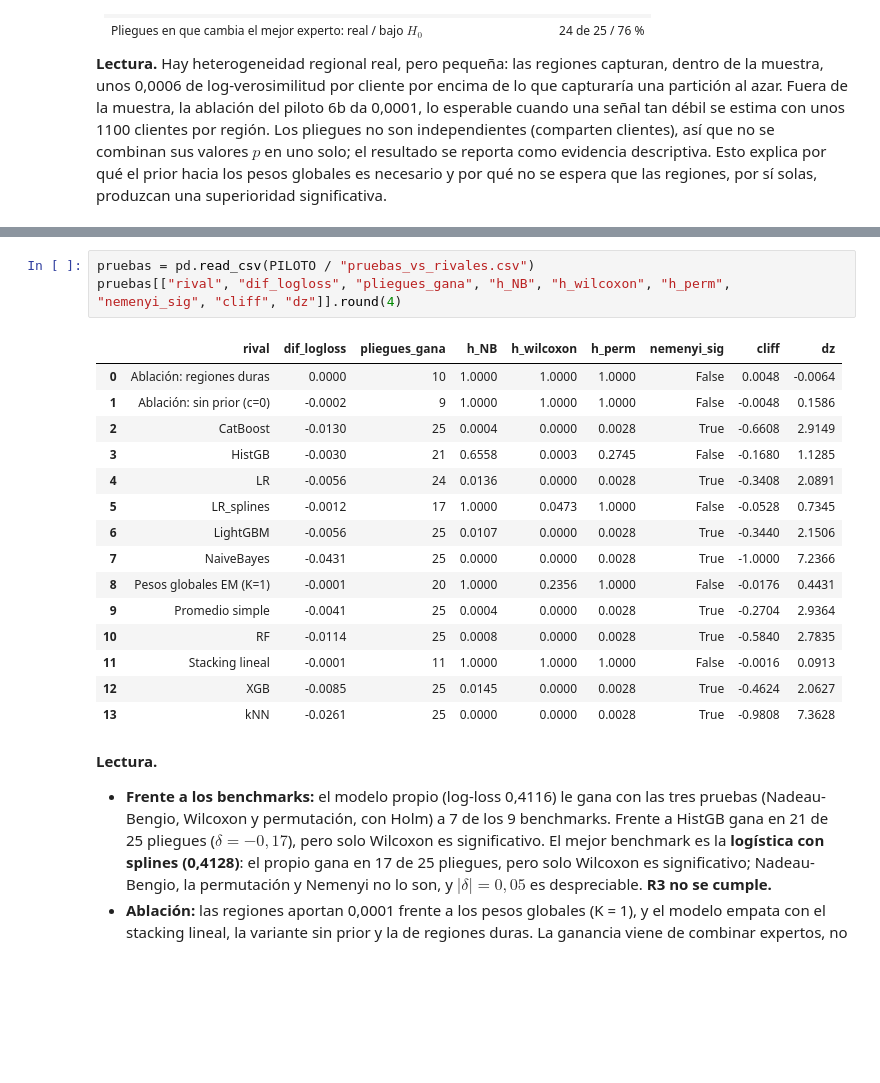
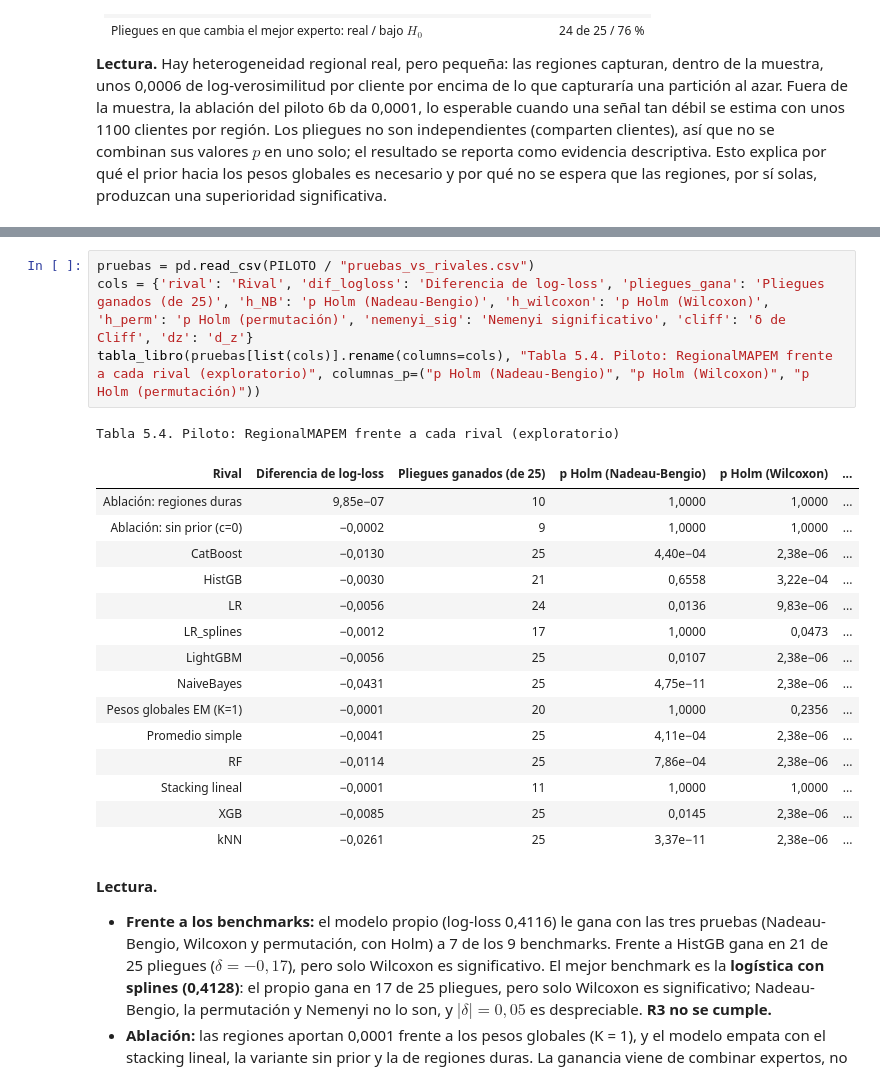
Before and after one commit to Nataly-Cardenas/Telco_Churn_JBook, a Jupyter notebook: MODELO_PROPIO.ipynb, the cells around one changed output, grey strips where cells are left out. Drawn from its saved outputs; the diff is of its cells as text; blank space fills up the shorter version.

```diff
--- a/MODELO_PROPIO.ipynb
+++ b/MODELO_PROPIO.ipynb
@@ -400,22 +424,24 @@ resumen.round(4)
 # %%
 pruebas = pd.read_csv(PILOTO / "pruebas_vs_rivales.csv")
-pruebas[["rival", "dif_logloss", "pliegues_gana", "h_NB", "h_wilcoxon", "h_perm", "nemenyi_sig", "cliff", "dz"]].round(4)
+cols = {'rival': 'Rival', 'dif_logloss': 'Diferencia de log-loss', 'pliegues_gana': 'Pliegues ganados (de 25)', 'h_NB': 'p Holm (Nadeau-Bengio)', 'h_wilcoxon': 'p Holm (Wilcoxon)', 'h_perm': 'p Holm (permutación)', 'nemenyi_sig': 'Nemenyi significativo', 'cliff': 'δ de Cliff', 'dz': 'd_z'}
+tabla_libro(pruebas[list(cols)].rename(columns=cols), "Tabla 5.4. Piloto: RegionalMAPEM frente a cada rival (exploratorio)", columnas_p=("p Holm (Nadeau-Bengio)", "p Holm (Wilcoxon)", "p Holm (permutación)"))
 # %% [output]
+Tabla 5.4. Piloto: RegionalMAPEM frente a cada rival (exploratorio)
-|  | rival | dif_logloss | pliegues_gana | h_NB | h_wilcoxon | h_perm | nemenyi_sig | cliff | dz |
-| 0 | Ablación: regiones duras | 0.0000 | 10 | 1.0000 | 1.0000 | 1.0000 | False | 0.0048 | -0.0064 |
-| 1 | Ablación: sin prior (c=0) | -0.0002 | 9 | 1.0000 | 1.0000 | 1.0000 | False | -0.0048 | 0.1586 |
-| 2 | CatBoost | -0.0130 | 25 | 0.0004 | 0.0000 | 0.0028 | True | -0.6608 | 2.9149 |
-| 3 | HistGB | -0.0030 | 21 | 0.6558 | 0.0003 | 0.2745 | False | -0.1680 | 1.1285 |
-| 4 | LR | -0.0056 | 24 | 0.0136 | 0.0000 | 0.0028 | True | -0.3408 | 2.0891 |
-| 5 | LR_splines | -0.0012 | 17 | 1.0000 | 0.0473 | 1.0000 | False | -0.0528 | 0.7345 |
-| 6 | LightGBM | -0.0056 | 25 | 0.0107 | 0.0000 | 0.0028 | True | -0.3440 | 2.1506 |
-| 7 | NaiveBayes | -0.0431 | 25 | 0.0000 | 0.0000 | 0.0028 | True | -1.0000 | 7.2366 |
-| 8 | Pesos globales EM (K=1) | -0.0001 | 20 | 1.0000 | 0.2356 | 1.0000 | False | -0.0176 | 0.4431 |
-| 9 | Promedio simple | -0.0041 | 25 | 0.0004 | 0.0000 | 0.0028 | True | -0.2704 | 2.9364 |
-| 10 | RF | -0.0114 | 25 | 0.0008 | 0.0000 | 0.0028 | True | -0.5840 | 2.7835 |
-| 11 | Stacking lineal | -0.0001 | 11 | 1.0000 | 1.0000 | 1.0000 | False | -0.0016 | 0.0913 |
-| 12 | XGB | -0.0085 | 25 | 0.0145 | 0.0000 | 0.0028 | True | -0.4624 | 2.0627 |
-| 13 | kNN | -0.0261 | 25 | 0.0000 | 0.0000 | 0.0028 | True | -0.9808 | 7.3628 |
+| Rival | Diferencia de log-loss | Pliegues ganados (de 25) | p Holm (Nadeau-Bengio) | p Holm (Wilcoxon) | ... |
+| Ablación: regiones duras | 9,85e−07 | 10 | 1,0000 | 1,0000 | ... |
+| Ablación: sin prior (c=0) | −0,0002 | 9 | 1,0000 | 1,0000 | ... |
+| CatBoost | −0,0130 | 25 | 4,40e−04 | 2,38e−06 | ... |
+| HistGB | −0,0030 | 21 | 0,6558 | 3,22e−04 | ... |
+| LR | −0,0056 | 24 | 0,0136 | 9,83e−06 | ... |
+| LR_splines | −0,0012 | 17 | 1,0000 | 0,0473 | ... |
+| LightGBM | −0,0056 | 25 | 0,0107 | 2,38e−06 | ... |
+| NaiveBayes | −0,0431 | 25 | 4,75e−11 | 2,38e−06 | ... |
+| Pesos globales EM (K=1) | −0,0001 | 20 | 1,0000 | 0,2356 | ... |
+| Promedio simple | −0,0041 | 25 | 4,11e−04 | 2,38e−06 | ... |
+| RF | −0,0114 | 25 | 7,86e−04 | 2,38e−06 | ... |
+| Stacking lineal | −0,0001 | 11 | 1,0000 | 1,0000 | ... |
+| XGB | −0,0085 | 25 | 0,0145 | 2,38e−06 | ... |
+| kNN | −0,0261 | 25 | 3,37e−11 | 2,38e−06 | ... |
 # %% [markdown]
 **Lectura.**
 - **Frente a los benchmarks:** el modelo propio (log-loss 0,4116) le gana con las tres pruebas (Nadeau-Bengio, Wilcoxon y permutación, con Holm) a 7 de los 9 benchmarks. Frente a HistGB gana en 21 de 25 pliegues ($\delta = -0{,}17$), pero solo Wilcoxon es significativo. El mejor benchmark es la **logística con splines (0,4128)**: el propio gana en 17 de 25 pliegues, pero solo Wilcoxon es significativo; Nadeau-Bengio, la permutación y Nemenyi no lo son, y $|\delta| = 0{,}05$ es despreciable. **R3 no se cumple.**
```
Also changed, not shown: parts of 10 cells of this notebook, 38 other files.
